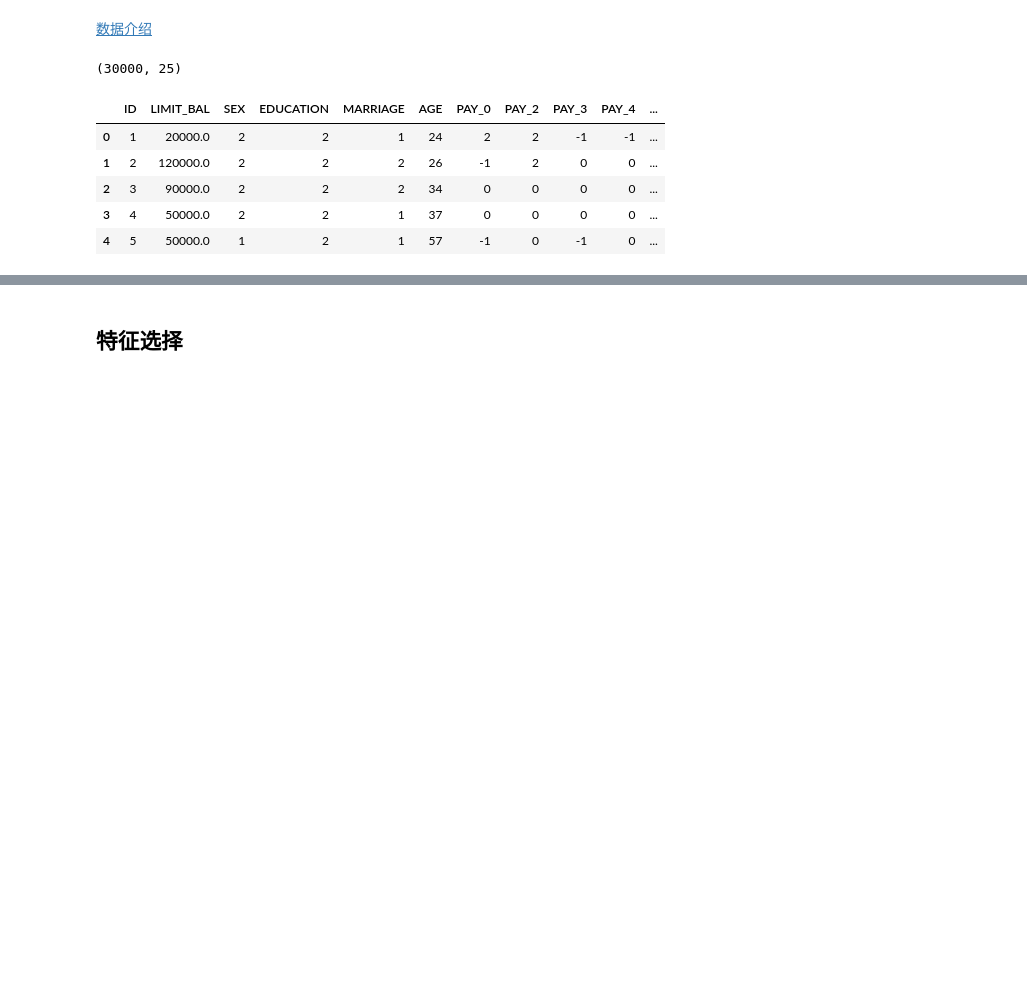
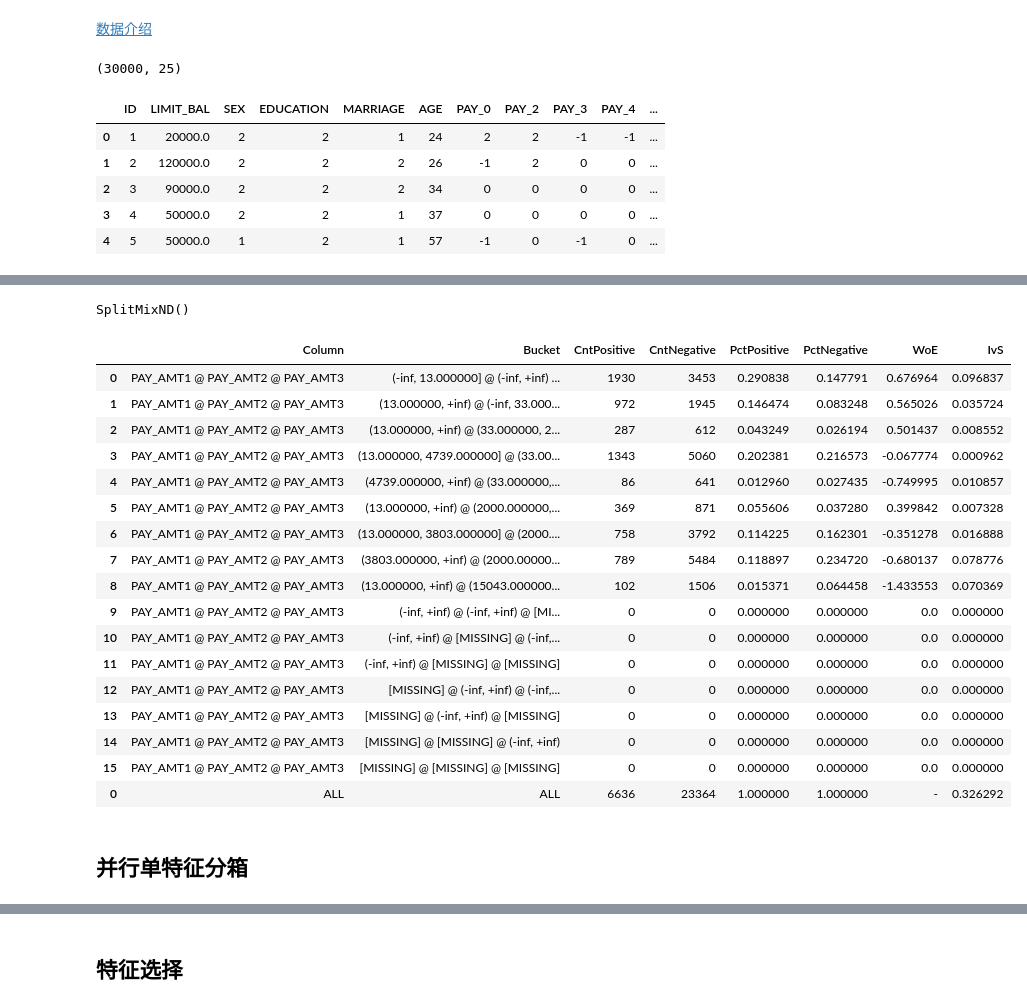
Before and after one commit to JYLFamily/scikit-credit, a Jupyter notebook: examples/example.ipynb, the cells around one changed output, grey strips where cells are left out. Drawn from its saved outputs; the diff is of its cells as text; code cells hidden in the pictures; blank space fills up the shorter version.

```diff
--- a/examples/example.ipynb
+++ b/examples/example.ipynb
@@ -1,18 +1,11 @@
 # %%
 import numpy  as np
 import pandas as pd
-from sklearn.model_selection import train_test_split
-from skcredit.feature_discretization import SplitCat
-from skcredit.feature_discretization import SplitNum
-from skcredit.feature_discretization import DiscreteAuto
-from skcredit.feature_discretization import DiscreteCust
-from skcredit.feature_selection import SelectBins
-from skcredit.feature_selection import SelectCIFE
-from skcredit.linear_model import LMClassifier
-from skcredit.linear_model import LMCreditcard
+from skcredit.feature_discrete import SplitMixND, C1Discrete, CXDiscrete
+from skcredit.feature_selector import SelectBins, SelectCIFE
+from skcredit.linear_model     import LMClassifier, LMCreditcard
+from sklearn.model_selection   import train_test_split
 np.random.seed(7)
-pd.set_option("max_rows",    None)
-pd.set_option("max_columns", None)
 # %% [markdown]
 ## 读入数据
 # %% [markdown]
@@ -219,0 +36,3 @@ print(auto.information_value_table.head().to_markdown())
+# %%
+# 分类变量需要 astype category
+dataset[cat_columns] = dataset[cat_columns].astype("category")
@@ -219,0 +143,28 @@ print(auto.information_value_table.head().to_markdown())
+# %%
+smnd = SplitMixND()
+smnd.fit(dataset[["PAY_AMT1", "PAY_AMT2", "PAY_AMT3"]], dataset["default.payment.next.month"])
+# %% [output]
+SplitMixND()
+# %%
+smnd.build_table()
+# %% [output]
+|  | Column | Bucket | CntPositive | CntNegative | PctPositive | PctNegative | WoE | IvS |
+| 0 | PAY_AMT1 @ PAY_AMT2 @ PAY_AMT3 | (-inf, 13.000000] @ (-inf, +inf) ... | 1930 | 3453 | 0.290838 | 0.147791 | 0.676964 | 0.096837 |
+| 1 | PAY_AMT1 @ PAY_AMT2 @ PAY_AMT3 | (13.000000, +inf) @ (-inf, 33.000... | 972 | 1945 | 0.146474 | 0.083248 | 0.565026 | 0.035724 |
+| 2 | PAY_AMT1 @ PAY_AMT2 @ PAY_AMT3 | (13.000000, +inf) @ (33.000000, 2... | 287 | 612 | 0.043249 | 0.026194 | 0.501437 | 0.008552 |
+| 3 | PAY_AMT1 @ PAY_AMT2 @ PAY_AMT3 | (13.000000, 4739.000000] @ (33.00... | 1343 | 5060 | 0.202381 | 0.216573 | -0.067774 | 0.000962 |
+| 4 | PAY_AMT1 @ PAY_AMT2 @ PAY_AMT3 | (4739.000000, +inf) @ (33.000000,... | 86 | 641 | 0.012960 | 0.027435 | -0.749995 | 0.010857 |
+| 5 | PAY_AMT1 @ PAY_AMT2 @ PAY_AMT3 | (13.000000, +inf) @ (2000.000000,... | 369 | 871 | 0.055606 | 0.037280 | 0.399842 | 0.007328 |
+| 6 | PAY_AMT1 @ PAY_AMT2 @ PAY_AMT3 | (13.000000, 3803.000000] @ (2000.... | 758 | 3792 | 0.114225 | 0.162301 | -0.351278 | 0.016888 |
+| 7 | PAY_AMT1 @ PAY_AMT2 @ PAY_AMT3 | (3803.000000, +inf) @ (2000.00000... | 789 | 5484 | 0.118897 | 0.234720 | -0.680137 | 0.078776 |
+| 8 | PAY_AMT1 @ PAY_AMT2 @ PAY_AMT3 | (13.000000, +inf) @ (15043.000000... | 102 | 1506 | 0.015371 | 0.064458 | -1.433553 | 0.070369 |
+| 9 | PAY_AMT1 @ PAY_AMT2 @ PAY_AMT3 | (-inf, +inf) @ (-inf, +inf) @ [MI... | 0 | 0 | 0.000000 | 0.000000 | 0.0 | 0.000000 |
+| 10 | PAY_AMT1 @ PAY_AMT2 @ PAY_AMT3 | (-inf, +inf) @ [MISSING] @ (-inf,... | 0 | 0 | 0.000000 | 0.000000 | 0.0 | 0.000000 |
+| 11 | PAY_AMT1 @ PAY_AMT2 @ PAY_AMT3 | (-inf, +inf) @ [MISSING] @ [MISSING] | 0 | 0 | 0.000000 | 0.000000 | 0.0 | 0.000000 |
+| 12 | PAY_AMT1 @ PAY_AMT2 @ PAY_AMT3 | [MISSING] @ (-inf, +inf) @ (-inf,... | 0 | 0 | 0.000000 | 0.000000 | 0.0 | 0.000000 |
+| 13 | PAY_AMT1 @ PAY_AMT2 @ PAY_AMT3 | [MISSING] @ (-inf, +inf) @ [MISSING] | 0 | 0 | 0.000000 | 0.000000 | 0.0 | 0.000000 |
+| 14 | PAY_AMT1 @ PAY_AMT2 @ PAY_AMT3 | [MISSING] @ [MISSING] @ (-inf, +inf) | 0 | 0 | 0.000000 | 0.000000 | 0.0 | 0.000000 |
+| 15 | PAY_AMT1 @ PAY_AMT2 @ PAY_AMT3 | [MISSING] @ [MISSING] @ [MISSING] | 0 | 0 | 0.000000 | 0.000000 | 0.0 | 0.000000 |
+| 0 | ALL | ALL | 6636 | 23364 | 1.000000 | 1.000000 | - | 0.326292 |
+# %% [markdown]
+## 并行单特征分箱
```
Also changed, not shown: parts of 63 cells of this notebook, 9 other files.
